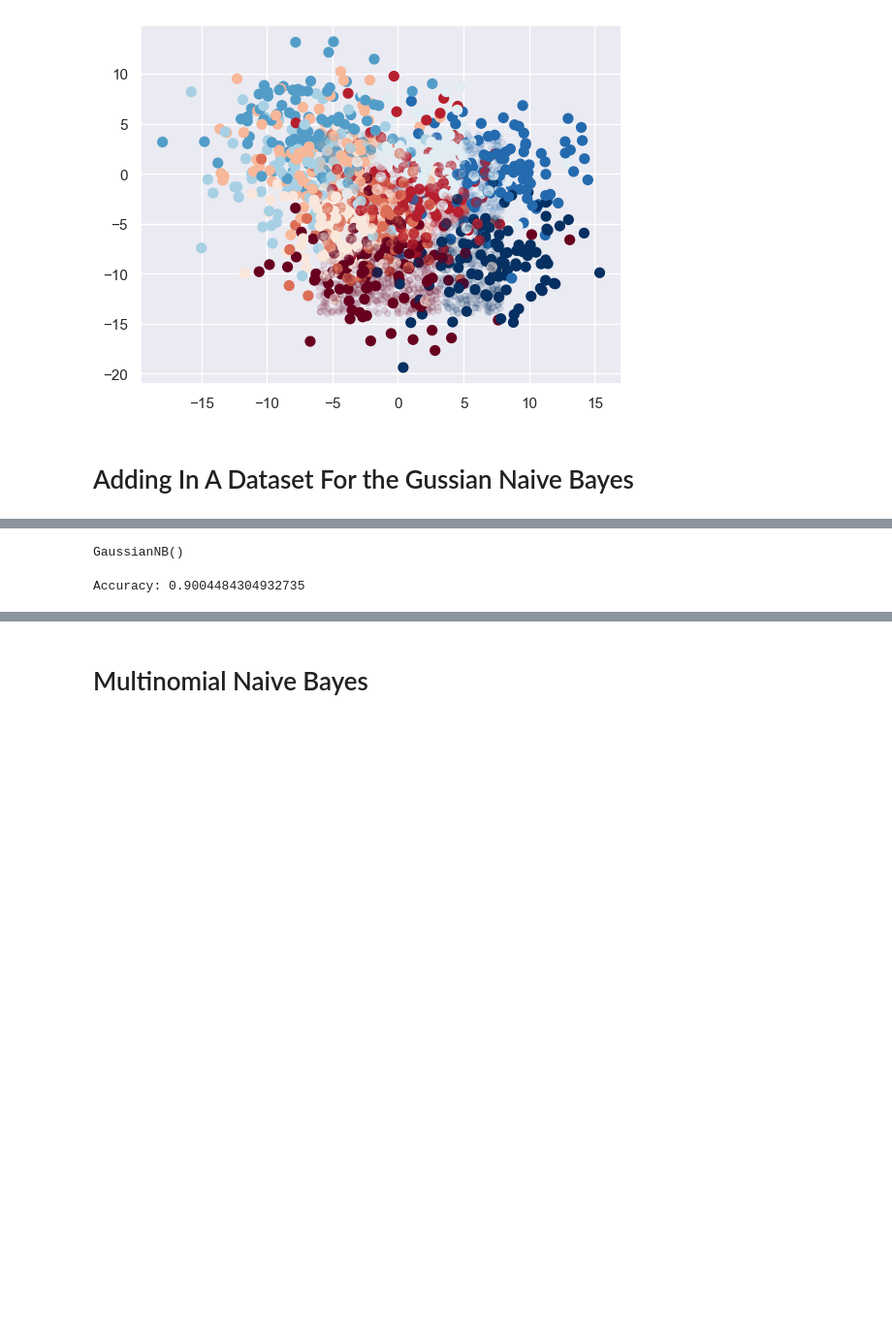
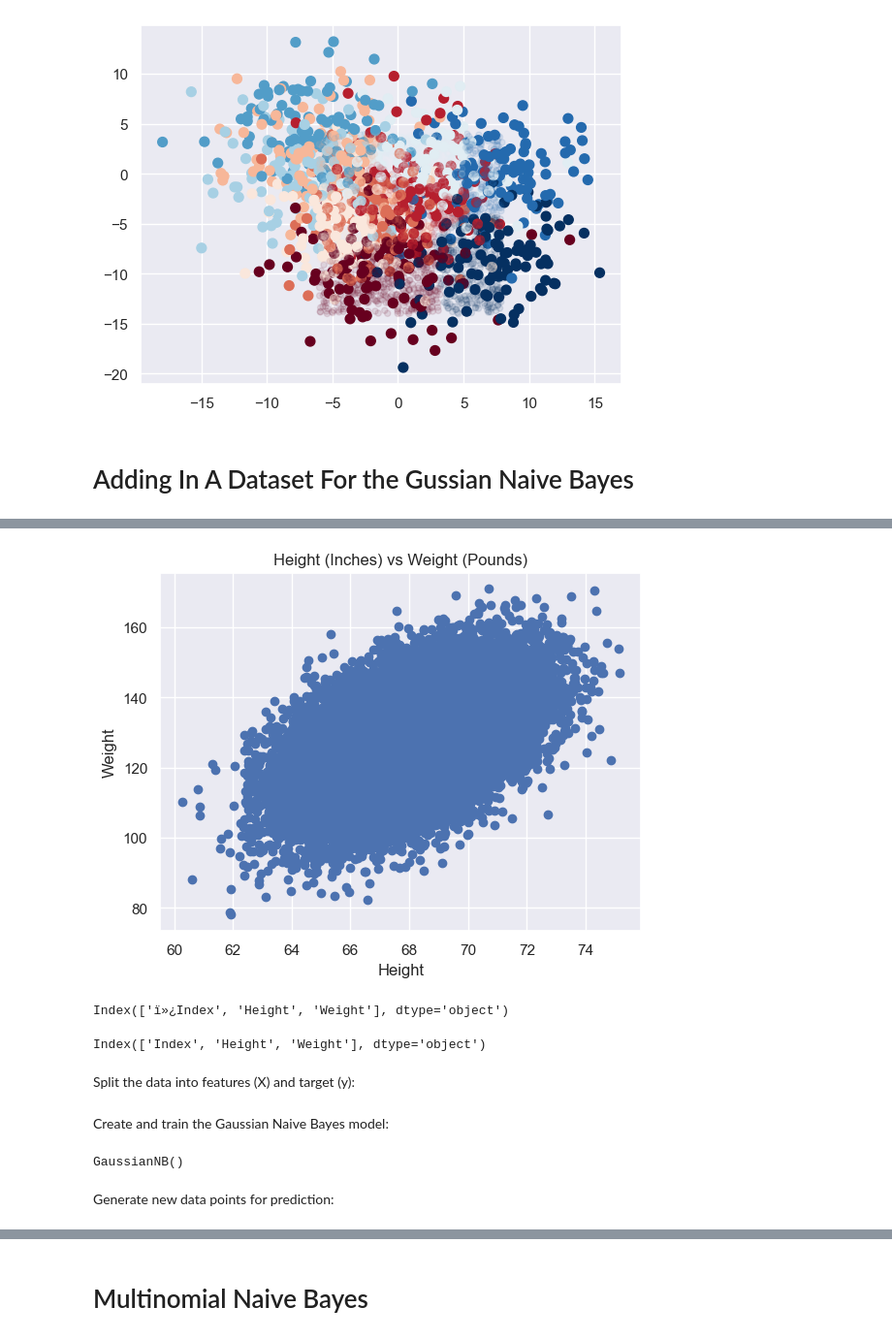
Before and after one commit to SarahMartin1244/DataScience, a Jupyter notebook: Naive Bayes Classifier/Naive-Bayes.ipynb, the cells around one changed output, grey strips where cells are left out. Shown at 97% size. Saved outputs shown, nothing was run; the diff lists cells and outputs as text; code cells hidden in the pictures; blank space fills up the shorter version.

```diff
--- a/Naive Bayes Classifier/Naive-Bayes.ipynb
+++ b/Naive Bayes Classifier/Naive-Bayes.ipynb
@@ -88,7 +88,7 @@ import os
 import pandas as pd
 
 # Specify the appropriate encoding parameter
-data = pd.read_csv("spam.csv", encoding='latin1')
+data = pd.read_csv("HeightWeight.csv", encoding='latin1')
 
 # Display the data
 print(data)
@@ -147,6 +109,0 @@ X_train, X_test, y_train, y_test = train_test_split(X, y, test_size=0.2, random_
-# %%
-# Initialize and train the Gaussian Naive Bayes model
-model = GaussianNB()
-model.fit(X_train.toarray(), y_train)
-# %% [output]
-GaussianNB()
@@ -156,8 +110,18 @@ y_pred = model.predict(X_test.toarray())
-# %%
-from sklearn.metrics import accuracy_score
-
-# Calculate accuracy
-accuracy = accuracy_score(y_test, y_pred)
-print("Accuracy:", accuracy)
-# %% [output]
-Accuracy: 0.9004484304932735
+# %%
+import os
+import pandas as pd
+import matplotlib.pyplot as plt
+
+
+# Plot the data
+plt.scatter(data['Height'], data['Weight'])
+plt.xlabel('Height')
+plt.ylabel('Weight')
+plt.title('Height (Inches) vs Weight (Pounds)')
+plt.show()
+# %% [output]
+[figure, added]
+# %%
+print(data.columns)
+# %% [output]
+Index(['ï»¿Index', 'Height', 'Weight'], dtype='object')
@@ -163,0 +130,6 @@ Accuracy: 0.9004484304932735
+# %%
+print(data.columns)
+# %% [output]
+Index(['Index', 'Height', 'Weight'], dtype='object')
+# %% [markdown]
+Split the data into features (X) and target (y):
@@ -163,0 +139,9 @@ Accuracy: 0.9004484304932735
+# %% [markdown]
+Create and train the Gaussian Naive Bayes model:
+# %%
+model = GaussianNB()
+model.fit(X, y)
+# %% [output]
+GaussianNB()
+# %% [markdown]
+Generate new data points for prediction:
```
Also changed, not shown: parts of 13 cells of this notebook, 1 other file.
